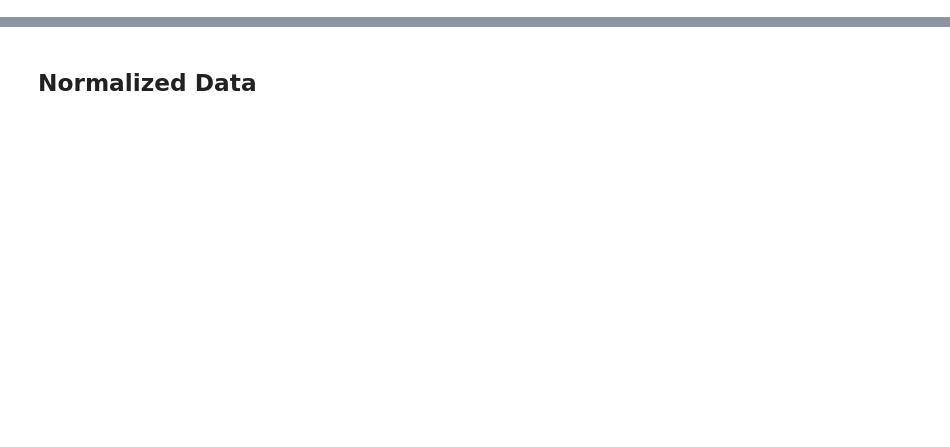
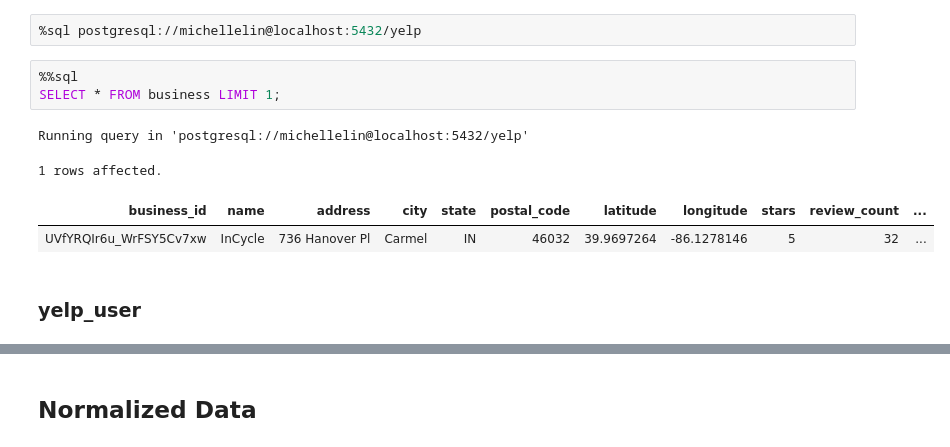
Before and after one commit to MichelleLin-4111/Yelp-Dataset-Analysis, a Jupyter notebook: code/part1_schema_design.ipynb, the cells around one changed output, grey strips where cells are left out. Saved outputs shown, nothing was run; the diff lists cells and outputs as text; blank space fills up the shorter version.

```diff
--- a/code/part1_schema_design.ipynb
+++ b/code/part1_schema_design.ipynb
@@ -104,0 +218,12 @@ Tables created successfully.
+# %%
+%sql postgresql://michellelin@localhost:5432/yelp
+# %%
+%%sql
+SELECT * FROM business LIMIT 1;
+# %% [output]
+Running query in 'postgresql://michellelin@localhost:5432/yelp'
+1 rows affected.
+| business_id | name | address | city | state | postal_code | latitude | longitude | stars | review_count | ... |
+| UVfYRQIr6u_WrFSY5Cv7xw | InCycle | 736 Hanover Pl | Carmel | IN | 46032 | 39.9697264 | -86.1278146 | 5 | 32 | ... |
+# %% [markdown]
+### yelp_user
```
Also changed, not shown: parts of 23 cells of this notebook, 1 other file.
